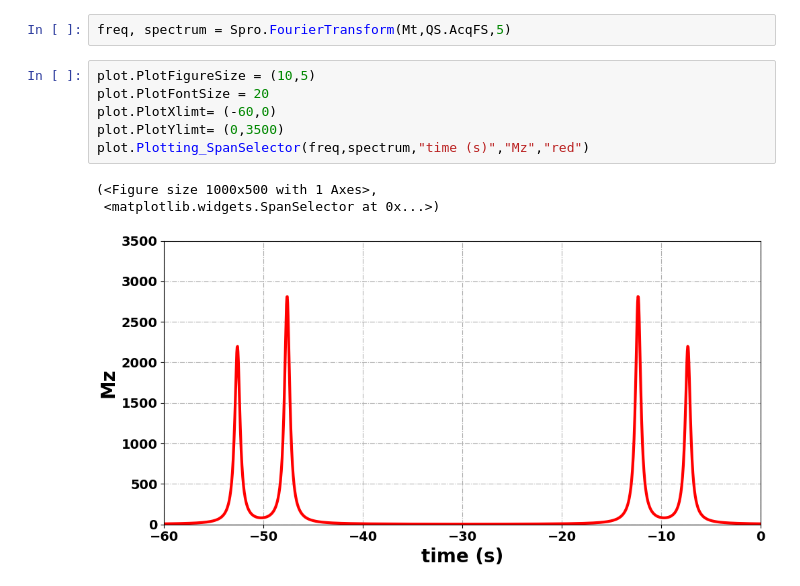
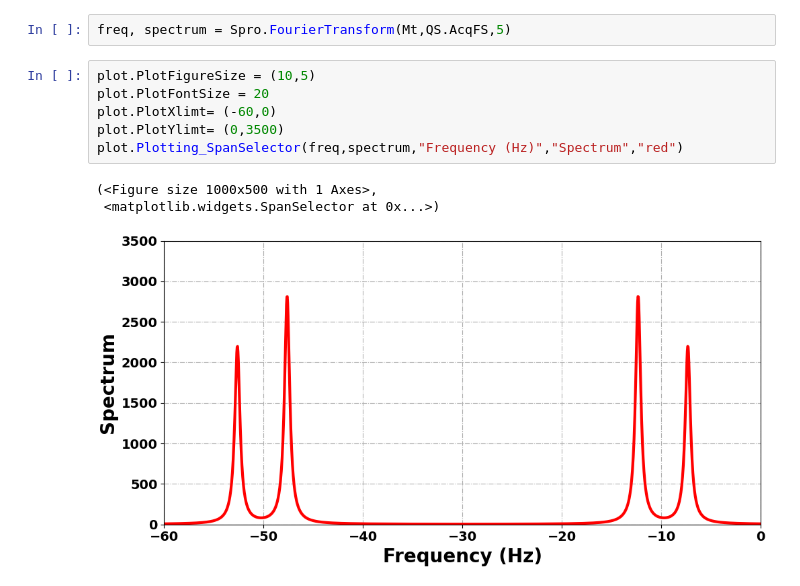
Before and after one commit to VThalakottoor/PyOR, a Jupyter notebook: docs/Examples/Liquid_State_NMR_1D/1D_Pulse_Acquisition_SingletTriplet.ipynb, the cells around one changed output. Cells and saved outputs as stored; diff of their text form.

```diff
--- a/docs/Examples/Liquid_State_NMR_1D/1D_Pulse_Acquisition_SingletTriplet.ipynb
+++ b/docs/Examples/Liquid_State_NMR_1D/1D_Pulse_Acquisition_SingletTriplet.ipynb
@@ -224,10 +224,10 @@ freq, spectrum = Spro.FourierTransform(Mt,QS.AcqFS,5)
 # %%
 plot.PlotFigureSize = (10,5)
 plot.PlotFontSize = 20
 plot.PlotXlimt= (-60,0)
 plot.PlotYlimt= (0,3500)
-plot.Plotting_SpanSelector(freq,spectrum,"time (s)","Mz","red")
+plot.Plotting_SpanSelector(freq,spectrum,"Frequency (Hz)","Spectrum","red")
 # %% [output]
 (<Figure size 1000x500 with 1 Axes>,
  <matplotlib.widgets.SpanSelector at 0x...>)
-[figure, old version]
+[figure, new version]
```
Also changed, not shown: parts of 1 cell of this notebook, 23 other files.
